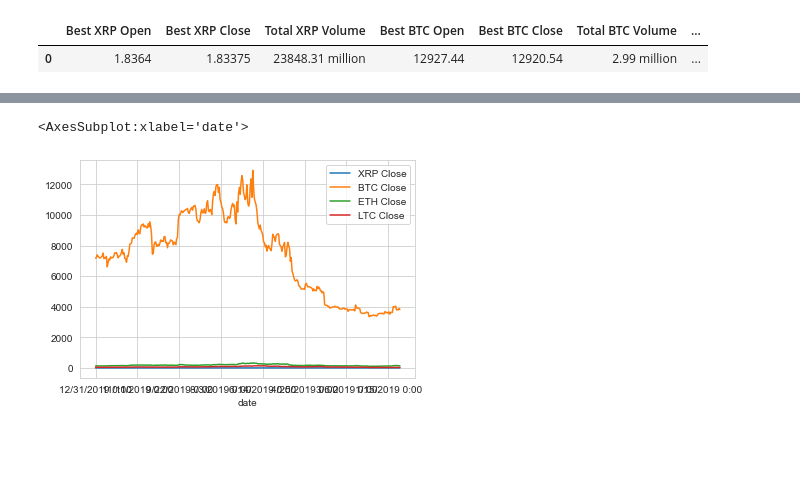
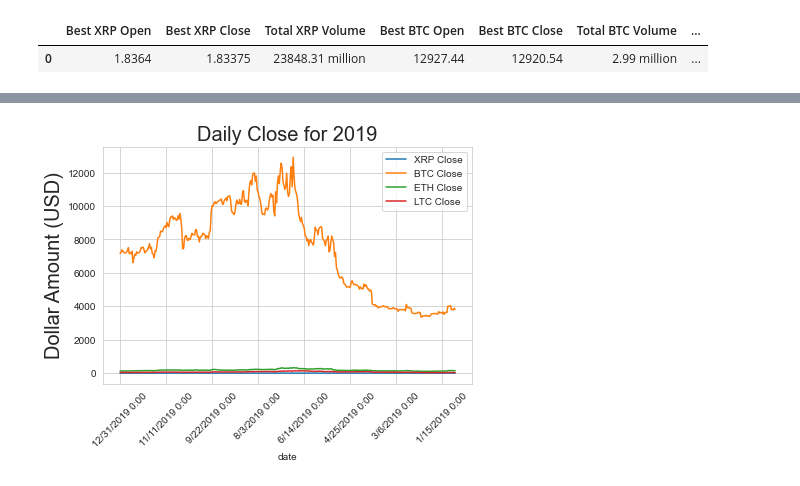
Before and after one commit to reiderwin/mustache-list-sequence, a Jupyter notebook: project 1 crypto.ipynb, the cells around one changed output, grey strips where cells are left out. Drawn from its saved outputs; the diff is of its cells as text; code cells hidden in the pictures; blank space fills up the shorter version.

```diff
--- a/project 1 crypto.ipynb
+++ b/project 1 crypto.ipynb
@@ -1001,6 +1023,13 @@ dtype: object
 # %%
 #Currency close for 2019
 cleaned_19_df.plot.line(x="date", y=["XRP Close", "BTC Close", "ETH Close", "LTC Close"])
+plt.tight_layout()
+plt.xticks(fontsize=10)
+plt.title('Daily Close for 2019', fontsize=20)
+plt.ylabel('Dollar Amount (USD)', fontsize=20)
+plt.xticks(rotation=45)
+
+#save picture
+plt.savefig('daily_close_19.png')
 # %% [output]
-<AxesSubplot:xlabel='date'>
-[figure, old version]
+[figure, new version]
```
Also changed, not shown: parts of 18 cells of this notebook, 9 other files.
